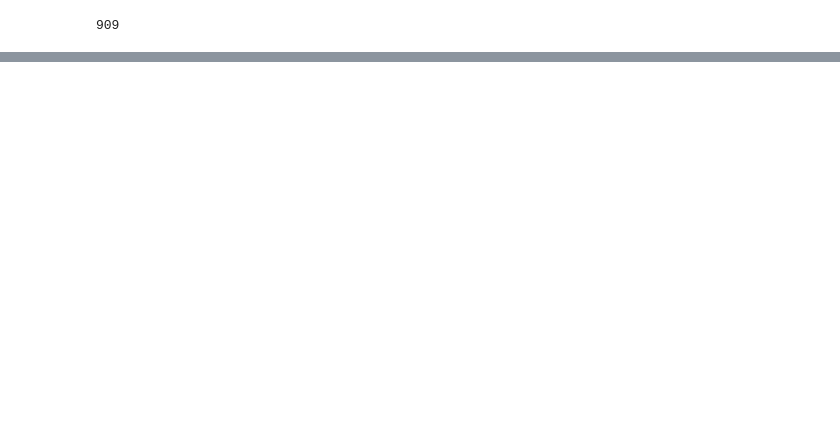
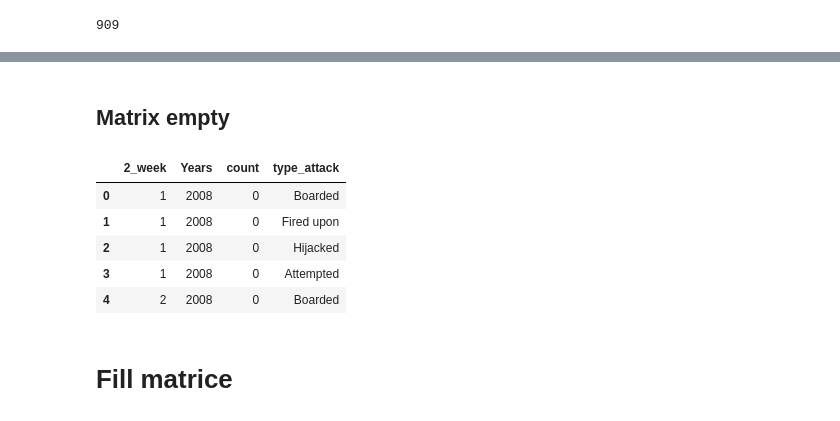
Before and after one commit to ifrebault/PiracyAttackPrediction, a Jupyter notebook: Machine_learning/Matrix.ipynb, the cells around one changed output, grey strips where cells are left out. Cells and saved outputs as stored; diff of their text form; code cells hidden in the pictures; blank space fills up the shorter version.

```diff
--- a/Machine_learning/Matrix.ipynb
+++ b/Machine_learning/Matrix.ipynb
@@ -134,0 +155,37 @@ dfFinal.to_csv("./data/adenMatrix.csv",sep=';', encoding='utf-8')
+# %%
+col_years=np.repeat(unique_years, max_quinzaine*4)
+print len(col_years)
+
+two_week_repeat=np.linspace(1, max_quinzaine, num=max_quinzaine)
+print np.repeat(two_week_repeat,4)
+col_two_week=np.tile(np.repeat(two_week_repeat,4), len(uniqueYears))
+print len(col_two_week)
+
+col_type=np.tile(unique_type, max_quinzaine*len(unique_years))
+print len(col_type)
+
+
+
+col_count=np.repeat(0, len(col_two_week))
+
+
+dic2 = {'Years': col_years,
+     '2_week': col_two_week,
+     'count': col_count,
+     'type_attack': col_type
+      }
+
+dfFinal_2= pd.DataFrame(dic2)
+
+
+
+
+#for i in range(0,max_area_lat+1):
+#    colName='lat_area_'+str(i)
+#    #print colName
+#    dfFinal_2[colName]=0
+
+#for i in range(0,max_area_lon+1):
+#    colName='lon_area_'+str(i)
+#    #print colName
+#    dfFinal_2[colName]=0
@@ -134,0 +203,13 @@ dfFinal.to_csv("./data/adenMatrix.csv",sep=';', encoding='utf-8')
+# %% [markdown]
+## Matrix empty
+# %%
+dfFinal_2.head()
+# %% [output]
+|  | 2_week | Years | count | type_attack |
+| 0 | 1 | 2008 | 0 | Boarded |
+| 1 | 1 | 2008 | 0 | Fired upon |
+| 2 | 1 | 2008 | 0 | Hijacked |
+| 3 | 1 | 2008 | 0 | Attempted |
+| 4 | 2 | 2008 | 0 | Boarded |
+# %% [markdown]
+# Fill matrice
```
Also changed, not shown: parts of 21 cells of this notebook, 6 other files.
